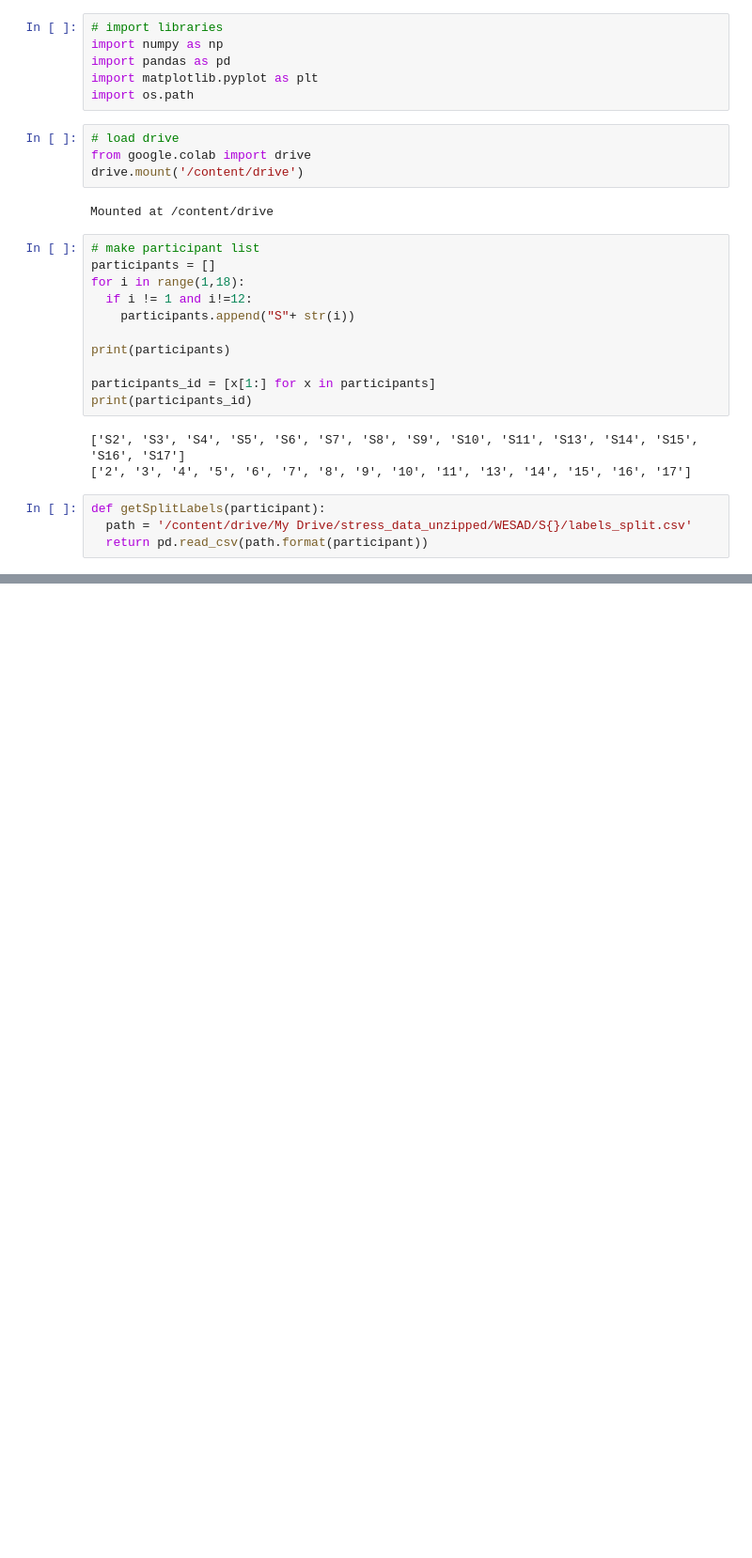
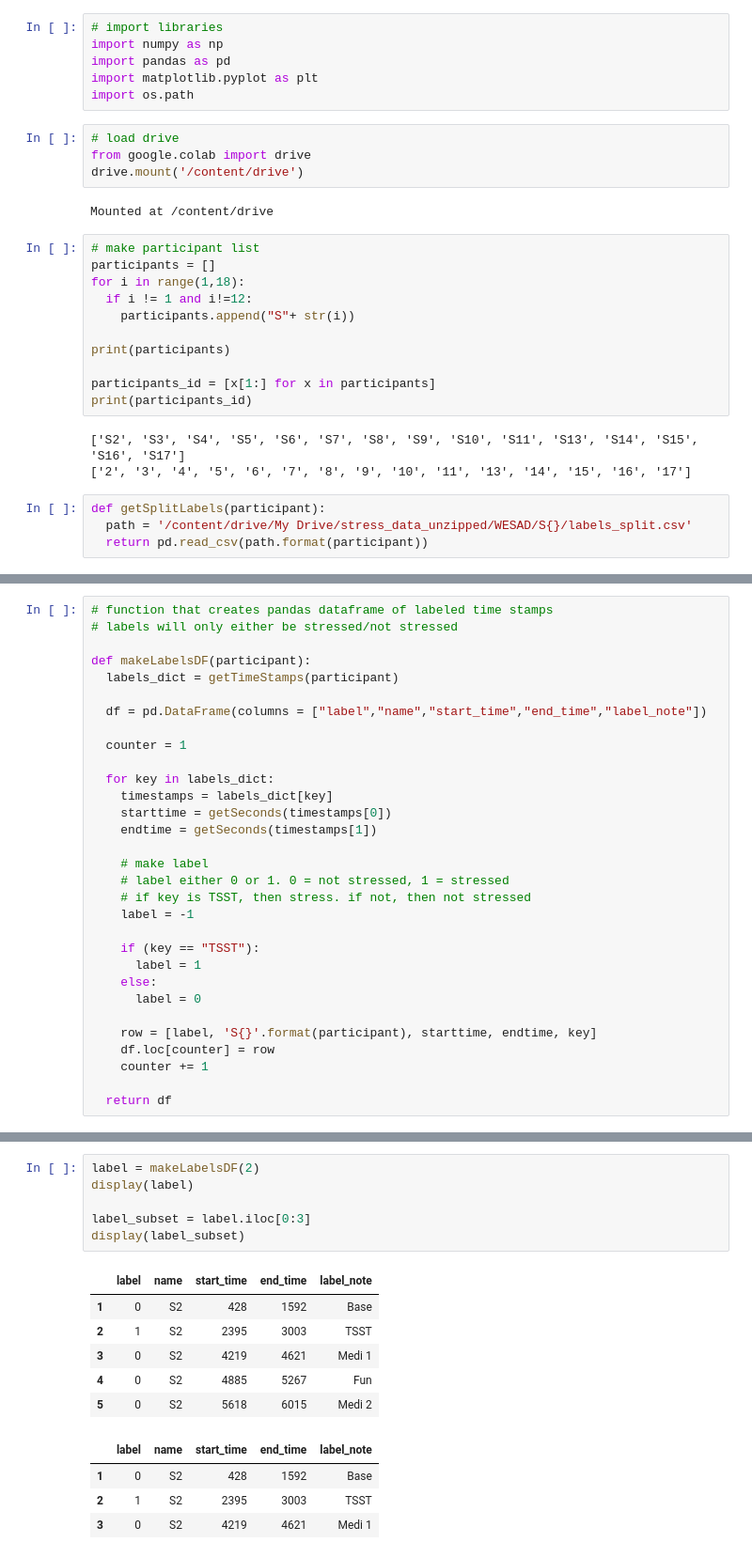
Before and after one commit to EpiHealthApp/EpiHealthML, a Jupyter notebook: Stress Data/Stress_Data_Slicing.ipynb, the cells around one changed output, grey strips where cells are left out. Shown at 94% size. Saved outputs shown, nothing was run; the diff lists cells and outputs as text; blank space fills up the shorter version.

```diff
--- a/Stress Data/Stress_Data_Slicing.ipynb
+++ b/Stress Data/Stress_Data_Slicing.ipynb
@@ -30,0 +92,31 @@ def getSplitLabels(participant):
+# %%
+# function that creates pandas dataframe of labeled time stamps
+# labels will only either be stressed/not stressed
+
+def makeLabelsDF(participant):
+  labels_dict = getTimeStamps(participant)
+
+  df = pd.DataFrame(columns = ["label","name","start_time","end_time","label_note"])
+
+  counter = 1
+
+  for key in labels_dict:
+    timestamps = labels_dict[key]
+    starttime = getSeconds(timestamps[0])
+    endtime = getSeconds(timestamps[1])
+
+    # make label
+    # label either 0 or 1. 0 = not stressed, 1 = stressed
+    # if key is TSST, then stress. if not, then not stressed
+    label = -1
+
+    if (key == "TSST"):
+      label = 1
+    else:
+      label = 0
+
+    row = [label, 'S{}'.format(participant), starttime, endtime, key]
+    df.loc[counter] = row
+    counter += 1
+
+  return df
@@ -30,0 +191,17 @@ def getSplitLabels(participant):
+# %%
+label = makeLabelsDF(2)
+display(label)
+
+label_subset = label.iloc[0:3]
+display(label_subset)
+# %% [output]
+|  | label | name | start_time | end_time | label_note |
+| 1 | 0 | S2 | 428 | 1592 | Base |
+| 2 | 1 | S2 | 2395 | 3003 | TSST |
+| 3 | 0 | S2 | 4219 | 4621 | Medi 1 |
+| 4 | 0 | S2 | 4885 | 5267 | Fun |
+| 5 | 0 | S2 | 5618 | 6015 | Medi 2 |
+|  | label | name | start_time | end_time | label_note |
+| 1 | 0 | S2 | 428 | 1592 | Base |
+| 2 | 1 | S2 | 2395 | 3003 | TSST |
+| 3 | 0 | S2 | 4219 | 4621 | Medi 1 |
```
Also changed, not shown: parts of 16 cells of this notebook, 3 other files.
